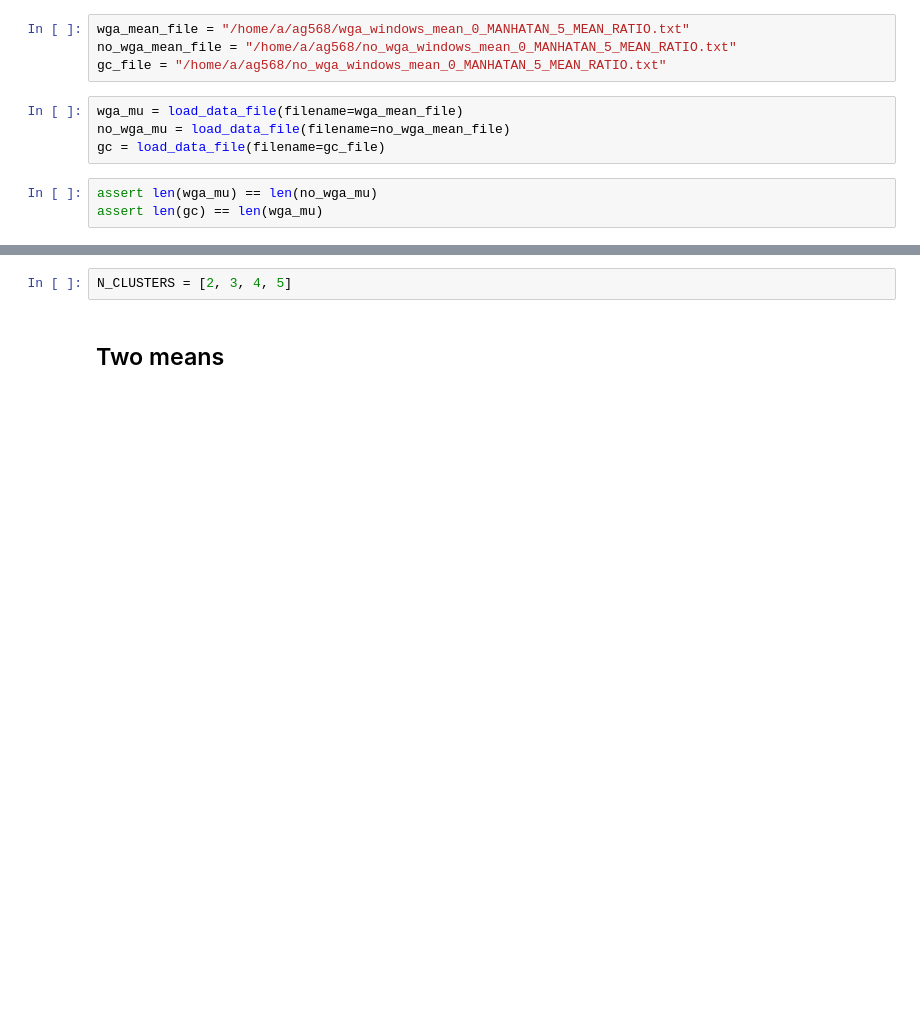
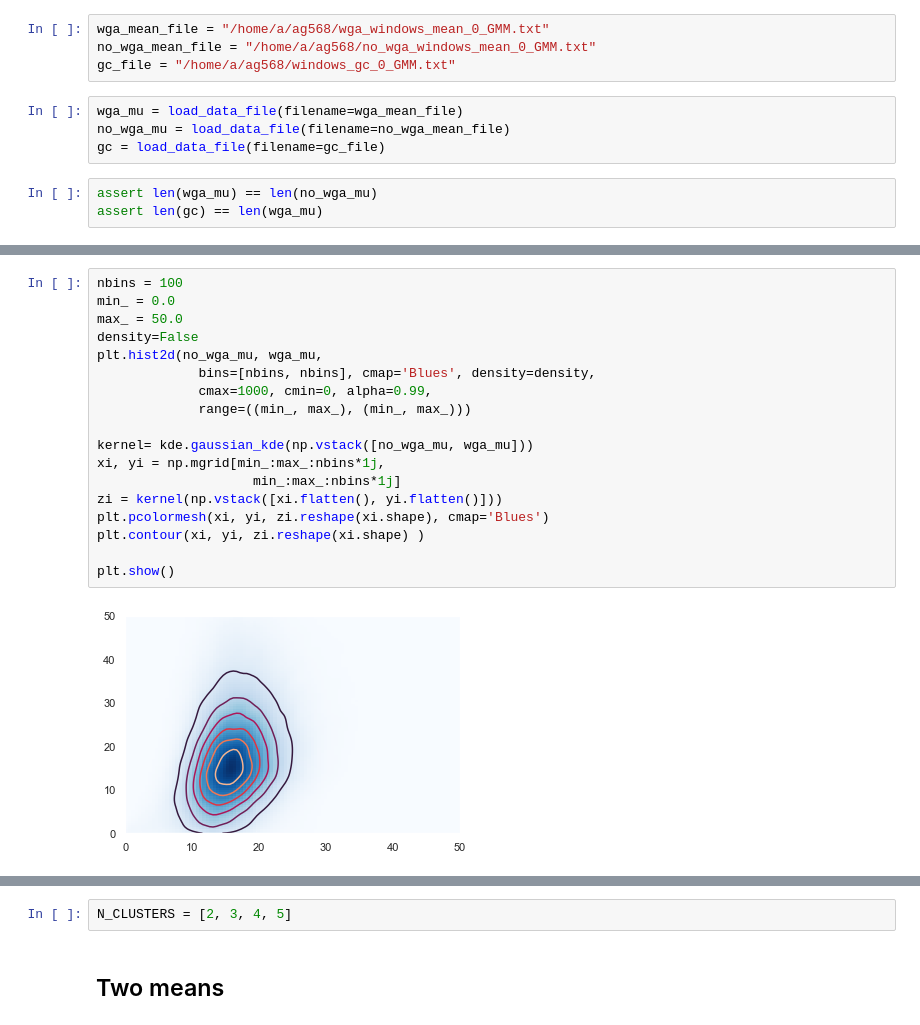
Before and after one commit to pockerman/hidden_markov_modeling, a Jupyter notebook: stories/story_9.ipynb, the cells around one changed output, grey strips where cells are left out. Cells and saved outputs as stored; diff of their text form; blank space fills up the shorter version.

```diff
--- a/stories/story_9.ipynb
+++ b/stories/story_9.ipynb
@@ -22,9 +27,9 @@ def load_data_file(filename):
         region_means = [float(item) for item in arraystr]
         return region_means
 # %%
-wga_mean_file = "/home/a/ag568/wga_windows_mean_0_MANHATAN_5_MEAN_RATIO.txt"
-no_wga_mean_file = "/home/a/ag568/no_wga_windows_mean_0_MANHATAN_5_MEAN_RATIO.txt"
-gc_file = "/home/a/ag568/no_wga_windows_mean_0_MANHATAN_5_MEAN_RATIO.txt"
+wga_mean_file = "/home/a/ag568/wga_windows_mean_0_GMM.txt"
+no_wga_mean_file = "/home/a/ag568/no_wga_windows_mean_0_GMM.txt"
+gc_file = "/home/a/ag568/windows_gc_0_GMM.txt"
 # %%
 wga_mu = load_data_file(filename=wga_mean_file)
 no_wga_mu = load_data_file(filename=no_wga_mean_file)
@@ -54,0 +76,20 @@ plt.show()
+# %%
+nbins = 100
+min_ = 0.0
+max_ = 50.0
+density=False
+plt.hist2d(no_wga_mu, wga_mu,
+             bins=[nbins, nbins], cmap='Blues', density=density,
+             cmax=1000, cmin=0, alpha=0.99,
+             range=((min_, max_), (min_, max_)))
+
+kernel= kde.gaussian_kde(np.vstack([no_wga_mu, wga_mu]))
+xi, yi = np.mgrid[min_:max_:nbins*1j,
+                    min_:max_:nbins*1j]
+zi = kernel(np.vstack([xi.flatten(), yi.flatten()]))
+plt.pcolormesh(xi, yi, zi.reshape(xi.shape), cmap='Blues')
+plt.contour(xi, yi, zi.reshape(xi.shape) )
+
+plt.show()
+# %% [output]
+[figure, added]
```
Also changed, not shown: parts of 22 cells of this notebook.
